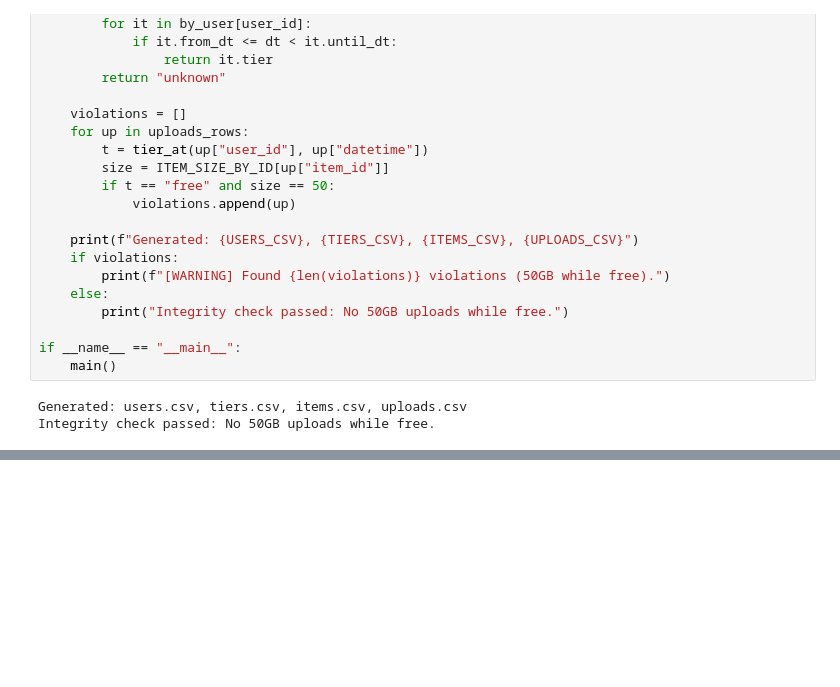
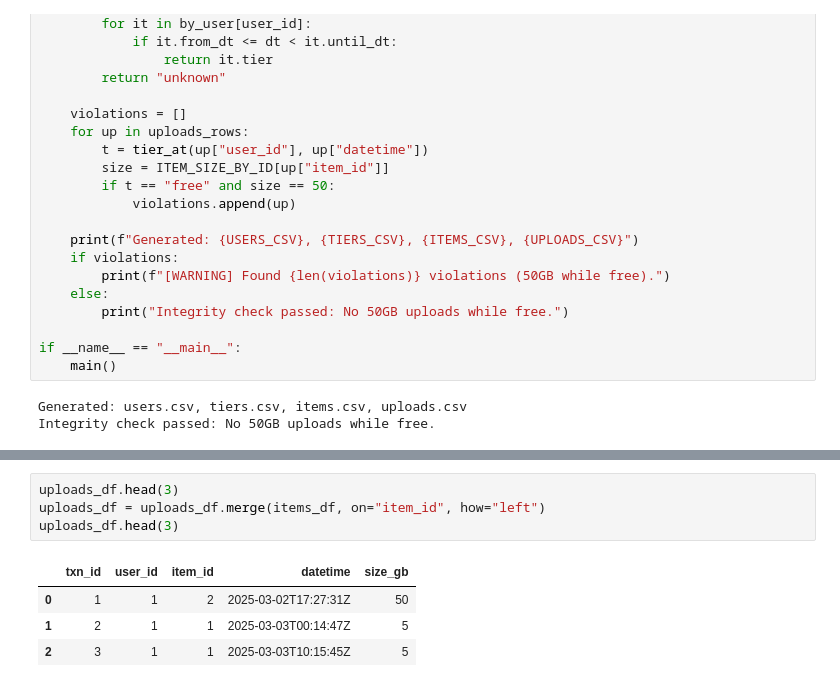
Before and after one commit to martin-merener/graph_ML_and_deep_learning_on_RDBs, a Jupyter notebook: kumoRFM_testing_temporal_dependency.ipynb, the cells around one changed output, grey strips where cells are left out. Cells and saved outputs as stored; diff of their text form; blank space fills up the shorter version.

```diff
--- a/kumoRFM_testing_temporal_dependency.ipynb
+++ b/kumoRFM_testing_temporal_dependency.ipynb
@@ -432,0 +456,9 @@ User 85: [('2025-03-01T00:00:00Z', '2025-03-06T10:47:41Z', 'free'), ('2025-03-06
+# %%
+uploads_df.head(3)
+uploads_df = uploads_df.merge(items_df, on="item_id", how="left")
+uploads_df.head(3)
+# %% [output]
+|  | txn_id | user_id | item_id | datetime | size_gb |
+| 0 | 1 | 1 | 2 | 2025-03-02T17:27:31Z | 50 |
+| 1 | 2 | 1 | 1 | 2025-03-03T00:14:47Z | 5 |
+| 2 | 3 | 1 | 1 | 2025-03-03T10:15:45Z | 5 |
```
Also changed, not shown: parts of 25 cells of this notebook, 1 other file.
